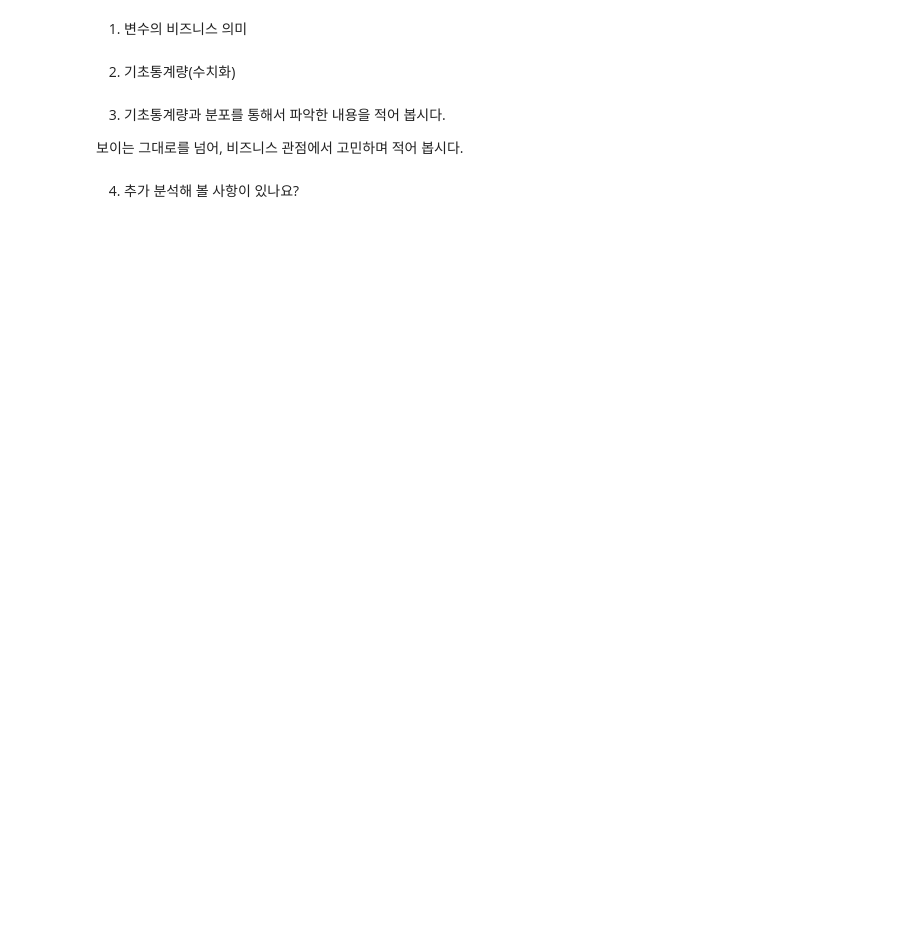
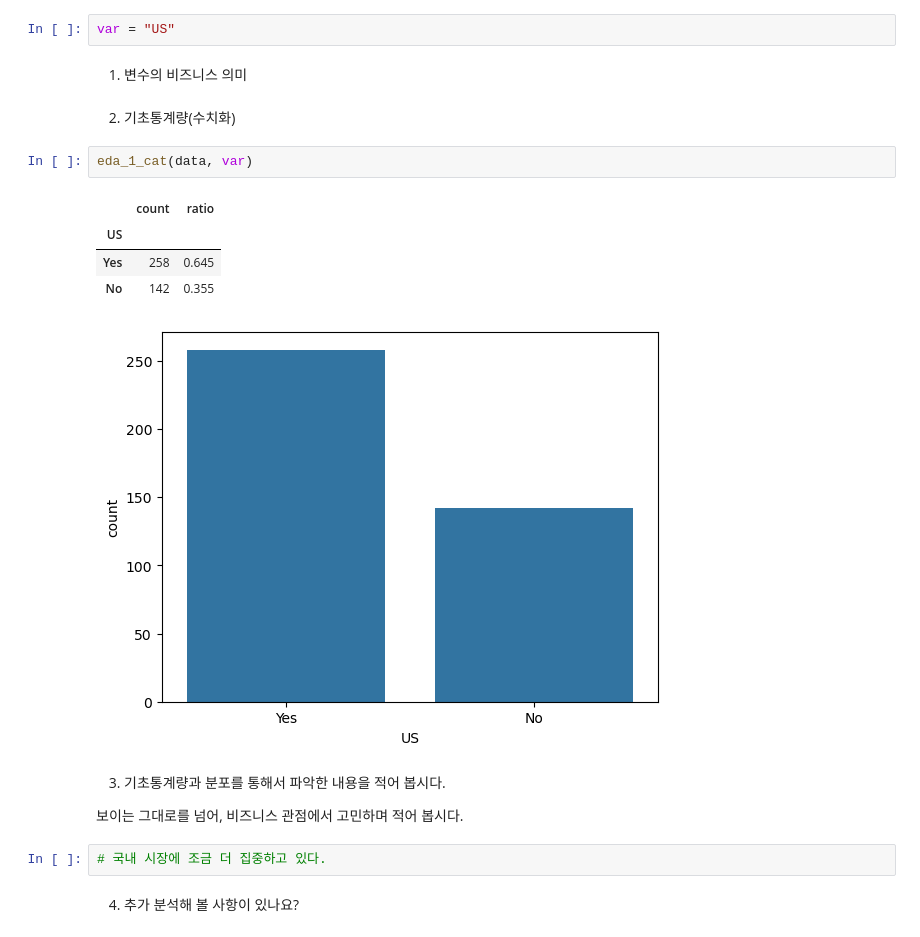
Before and after one commit to yongmin21/kt_aivle, a Jupyter notebook: 2024.09.10_데이터처리2/종합실습_단변량분석.ipynb, the cells around one changed output. Saved outputs shown, nothing was run; the diff lists cells and outputs as text; blank space fills up the shorter version.

```diff
--- a/2024.09.10_데이터처리2/종합실습_단변량분석.ipynb
+++ b/2024.09.10_데이터처리2/종합실습_단변량분석.ipynb
@@ -367,13 +379,25 @@ eda_1_cat(data, var)
 * 경쟁사와 매출 차이가 많이 나는 곳이 어디인지 분석
 # %% [markdown]
 ### **(3) US**
+# %%
+var = "US"
 # %% [markdown]
 1) 변수의 비즈니스 의미
 # %% [markdown]
 2) 기초통계량(수치화)
+# %%
+eda_1_cat(data, var)
+# %% [output]
+|  | count | ratio |
+| US |  |  |
+| Yes | 258 | 0.645 |
+| No | 142 | 0.355 |
+[figure, added]
 # %% [markdown]
 3) 기초통계량과 분포를 통해서 파악한 내용을 적어 봅시다.
 
 보이는 그대로를 넘어, 비즈니스 관점에서 고민하며 적어 봅시다.
+# %%
+# 국내 시장에 조금 더 집중하고 있다.
 # %% [markdown]
 4) 추가 분석해 볼 사항이 있나요?
```
Also changed, not shown: parts of 3 cells of this notebook, 9 other files.
